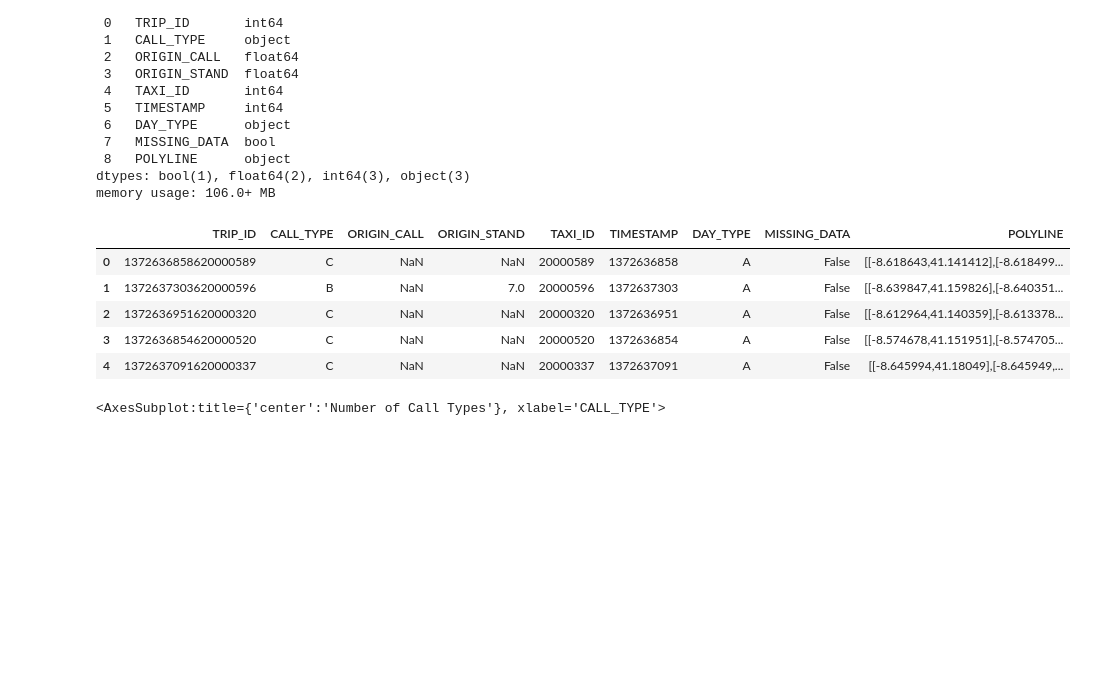
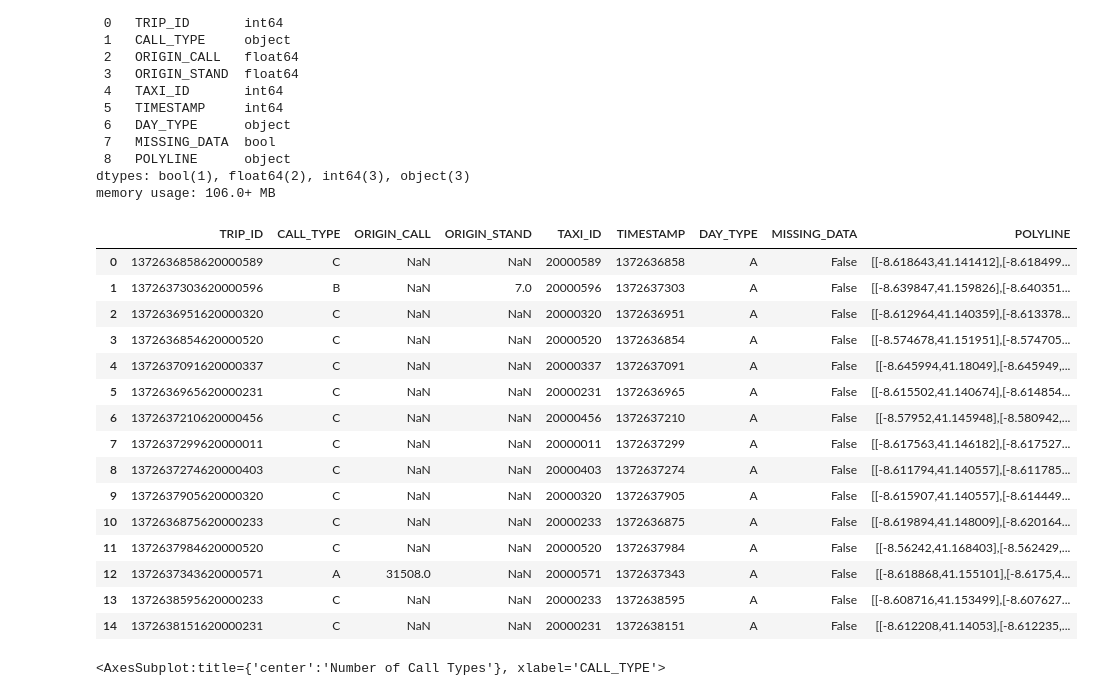
Before and after one commit to joberthrogers18/TIL, a Jupyter notebook: datascience/taxi_trajectory.ipynb, the cells around one changed output. Saved outputs shown, nothing was run; the diff lists cells and outputs as text; code cells hidden in the pictures; blank space fills up the shorter version.

```diff
--- a/datascience/taxi_trajectory.ipynb
+++ b/datascience/taxi_trajectory.ipynb
@@ -37,14 +39,24 @@ Data columns (total 9 columns):
 dtypes: bool(1), float64(2), int64(3), object(3)
 memory usage: 106.0+ MB
 # %%
-dataframe.head()
+dataframe.head(15)
 # %% [output]
 |  | TRIP_ID | CALL_TYPE | ORIGIN_CALL | ORIGIN_STAND | TAXI_ID | TIMESTAMP | DAY_TYPE | MISSING_DATA | POLYLINE |
 | 0 | 1372636858620000589 | C | NaN | NaN | 20000589 | 1372636858 | A | False | [[-8.618643,41.141412],[-8.618499... |
 | 1 | 1372637303620000596 | B | NaN | 7.0 | 20000596 | 1372637303 | A | False | [[-8.639847,41.159826],[-8.640351... |
 | 2 | 1372636951620000320 | C | NaN | NaN | 20000320 | 1372636951 | A | False | [[-8.612964,41.140359],[-8.613378... |
 | 3 | 1372636854620000520 | C | NaN | NaN | 20000520 | 1372636854 | A | False | [[-8.574678,41.151951],[-8.574705... |
 | 4 | 1372637091620000337 | C | NaN | NaN | 20000337 | 1372637091 | A | False | [[-8.645994,41.18049],[-8.645949,... |
+| 5 | 1372636965620000231 | C | NaN | NaN | 20000231 | 1372636965 | A | False | [[-8.615502,41.140674],[-8.614854... |
+| 6 | 1372637210620000456 | C | NaN | NaN | 20000456 | 1372637210 | A | False | [[-8.57952,41.145948],[-8.580942,... |
+| 7 | 1372637299620000011 | C | NaN | NaN | 20000011 | 1372637299 | A | False | [[-8.617563,41.146182],[-8.617527... |
+| 8 | 1372637274620000403 | C | NaN | NaN | 20000403 | 1372637274 | A | False | [[-8.611794,41.140557],[-8.611785... |
+| 9 | 1372637905620000320 | C | NaN | NaN | 20000320 | 1372637905 | A | False | [[-8.615907,41.140557],[-8.614449... |
+| 10 | 1372636875620000233 | C | NaN | NaN | 20000233 | 1372636875 | A | False | [[-8.619894,41.148009],[-8.620164... |
+| 11 | 1372637984620000520 | C | NaN | NaN | 20000520 | 1372637984 | A | False | [[-8.56242,41.168403],[-8.562429,... |
+| 12 | 1372637343620000571 | A | 31508.0 | NaN | 20000571 | 1372637343 | A | False | [[-8.618868,41.155101],[-8.6175,4... |
+| 13 | 1372638595620000233 | C | NaN | NaN | 20000233 | 1372638595 | A | False | [[-8.608716,41.153499],[-8.607627... |
+| 14 | 1372638151620000231 | C | NaN | NaN | 20000231 | 1372638151 | A | False | [[-8.612208,41.14053],[-8.612235,... |
 # %%
 call_types_count = dataframe['CALL_TYPE'].groupby(dataframe['CALL_TYPE']).count()
 # %%
```
Also changed, not shown: parts of 10 cells of this notebook.
